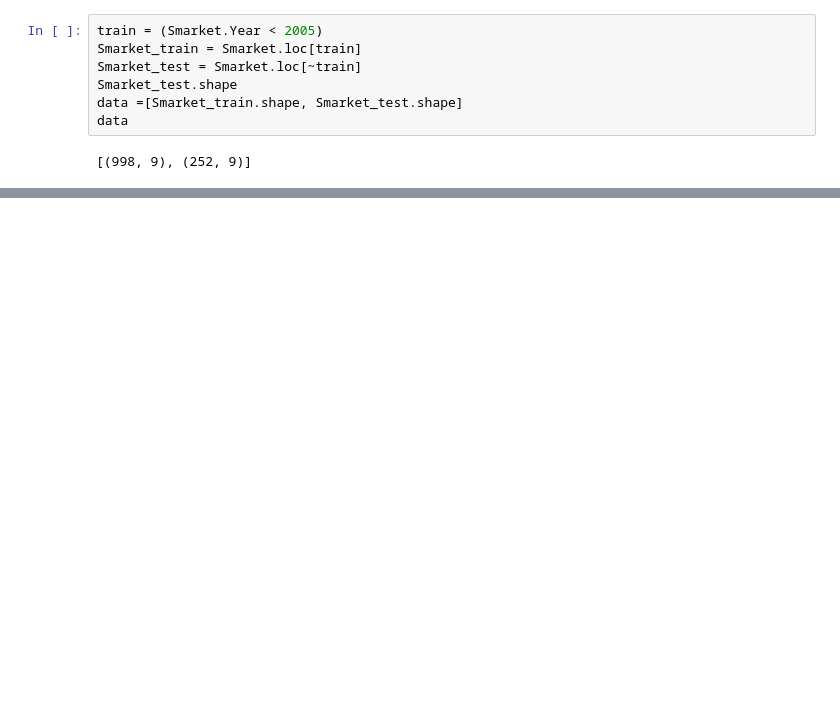
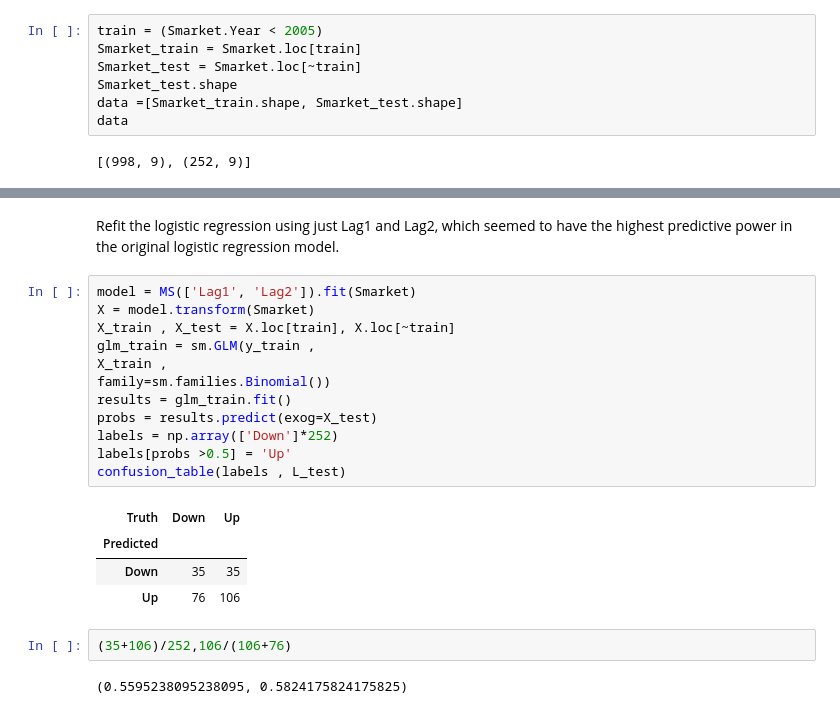
Before and after one commit to rabobahago/Python_ML_Data_Science, a Jupyter notebook: ML_with_python/classification/main.ipynb, the cells around one changed output, grey strips where cells are left out. Saved outputs shown, nothing was run; the diff lists cells and outputs as text; blank space fills up the shorter version.

```diff
--- a/ML_with_python/classification/main.ipynb
+++ b/ML_with_python/classification/main.ipynb
@@ -138,0 +154,24 @@ data
+# %% [markdown]
+Refit the logistic regression using just Lag1 and Lag2, which seemed to have the highest predictive power in the
+original logistic regression model.
+# %%
+model = MS(['Lag1', 'Lag2']).fit(Smarket)
+X = model.transform(Smarket)
+X_train , X_test = X.loc[train], X.loc[~train]
+glm_train = sm.GLM(y_train ,
+X_train ,
+family=sm.families.Binomial())
+results = glm_train.fit()
+probs = results.predict(exog=X_test)
+labels = np.array(['Down']*252)
+labels[probs >0.5] = 'Up'
+confusion_table(labels , L_test)
+# %% [output]
+| Truth | Down | Up |
+| Predicted |  |  |
+| Down | 35 | 35 |
+| Up | 76 | 106 |
+# %%
+(35+106)/252,106/(106+76)
+# %% [output]
+(0.5595238095238095, 0.5824175824175825)
```
Also changed, not shown: parts of 23 cells of this notebook.
